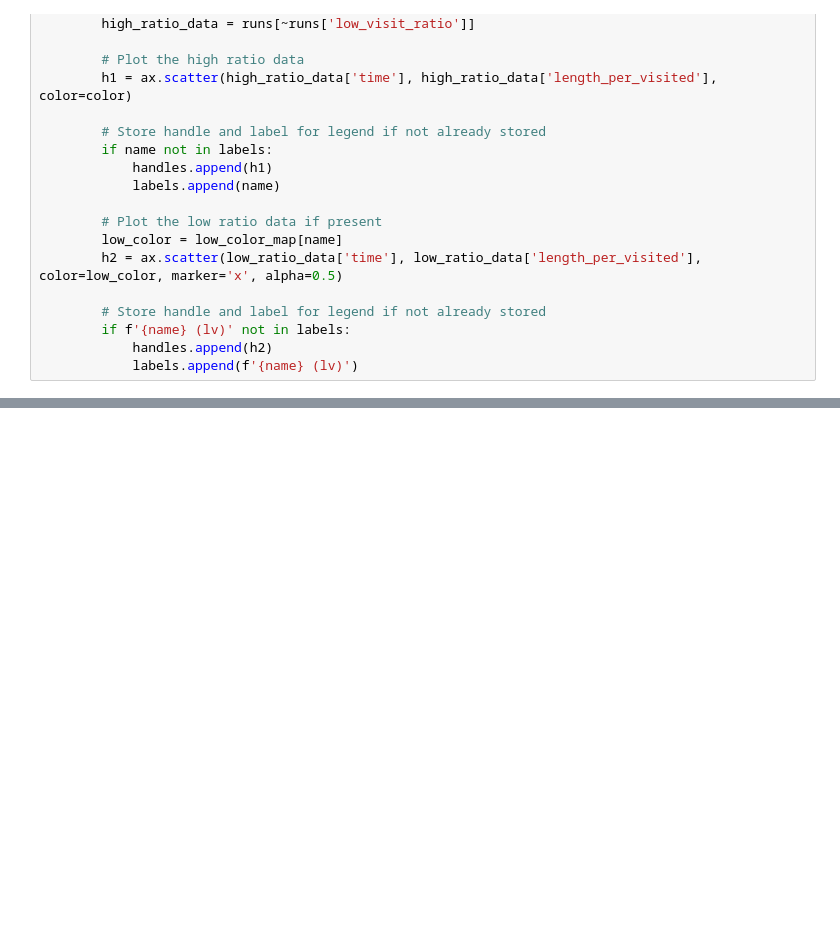
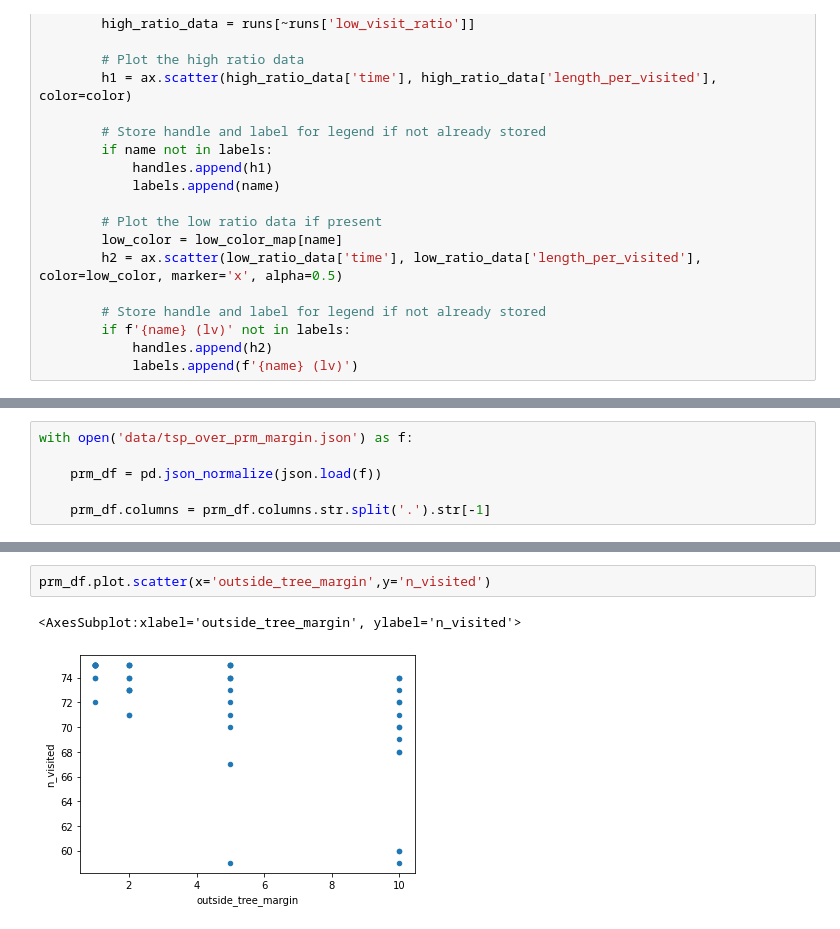
Before and after one commit to werner291/Multigoal-Orchard-Drone-Planning-Library, a Jupyter notebook: analysis/RAL PRM vs Sphere vs Convex.ipynb, the cells around one changed output, grey strips where cells are left out. Cells and saved outputs as stored; diff of their text form; blank space fills up the shorter version.

Commit message:
Implemented variable-margin TSP-over-PRM*

```diff
--- a/analysis/RAL PRM vs Sphere vs Convex.ipynb
+++ b/analysis/RAL PRM vs Sphere vs Convex.ipynb
@@ -150,0 +112,6 @@ df[df['name'] == 'tsp_over_prm*'].groupby('result', dropna=False).count()
+# %%
+with open('data/tsp_over_prm_margin.json') as f:
+
+    prm_df = pd.json_normalize(json.load(f))
+
+    prm_df.columns = prm_df.columns.str.split('.').str[-1]
@@ -150,0 +138,5 @@ df[df['name'] == 'tsp_over_prm*'].groupby('result', dropna=False).count()
+# %%
+prm_df.plot.scatter(x='outside_tree_margin',y='n_visited')
+# %% [output]
+<AxesSubplot:xlabel='outside_tree_margin', ylabel='n_visited'>
+[figure, added]
```
Also changed, not shown: parts of 6 cells of this notebook, 5 other files.
